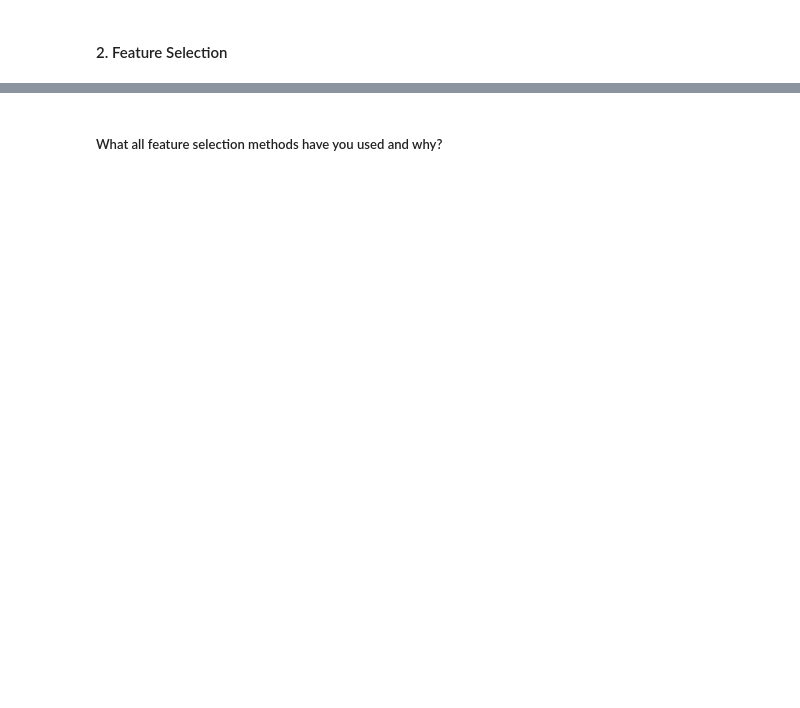
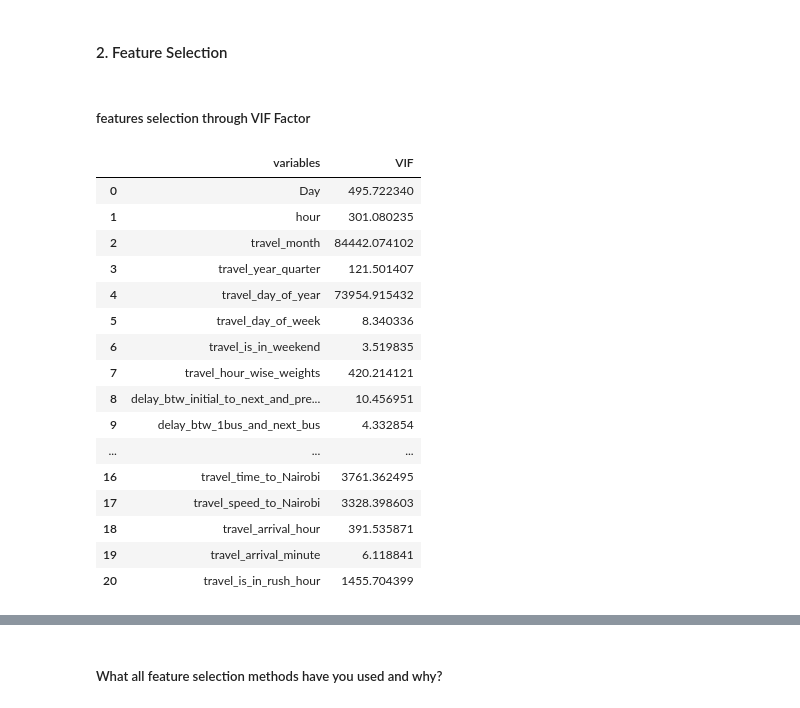
Before and after one commit to maxashoka3/Transport-Demand-Prediction, a Jupyter notebook: Transport_Demand_Prediction.ipynb, the cells around one changed output, grey strips where cells are left out. Drawn from its saved outputs; the diff is of its cells as text; code cells hidden in the pictures; blank space fills up the shorter version.

```diff
--- a/Transport_Demand_Prediction.ipynb
+++ b/Transport_Demand_Prediction.ipynb
@@ -1487 +1633,37 @@ col_not_selected = ['index','ride_id', 'seat_number', 'payment_receipt',
 df.drop(col_not_selected,inplace = True, axis = 1)
+# %%
+# droping the null value if any present
+df.dropna(inplace = True )
+# %% [markdown]
+##### features selection through VIF Factor
+# %%
+#Multicollinearity
+def calc_vif(X):
+
+    # Calculating VIF
+    vif = pd.DataFrame()
+    vif["variables"] = X.columns
+    vif["VIF"] = [variance_inflation_factor(X.values, i) for i in range(X.shape[1])]
+
+    return(vif)
+# %%
+# displaying the Vif factor and will bring the VIF factor below the 10
+calc_vif(df[[i for i in df.describe().columns if i not in ['number_of_ticket']]])
+# %% [output]
+|  | variables | VIF |
+| 0 | Day | 495.722340 |
+| 1 | hour | 301.080235 |
+| 2 | travel_month | 84442.074102 |
+| 3 | travel_year_quarter | 121.501407 |
+| 4 | travel_day_of_year | 73954.915432 |
+| 5 | travel_day_of_week | 8.340336 |
+| 6 | travel_is_in_weekend | 3.519835 |
+| 7 | travel_hour_wise_weights | 420.214121 |
+| 8 | delay_btw_initial_to_next_and_pre... | 10.456951 |
+| 9 | delay_btw_1bus_and_next_bus | 4.332854 |
+| ... | ... | ... |
+| 16 | travel_time_to_Nairobi | 3761.362495 |
+| 17 | travel_speed_to_Nairobi | 3328.398603 |
+| 18 | travel_arrival_hour | 391.535871 |
+| 19 | travel_arrival_minute | 6.118841 |
+| 20 | travel_is_in_rush_hour | 1455.704399 |
```
Also changed, not shown: parts of 100 cells of this notebook.
